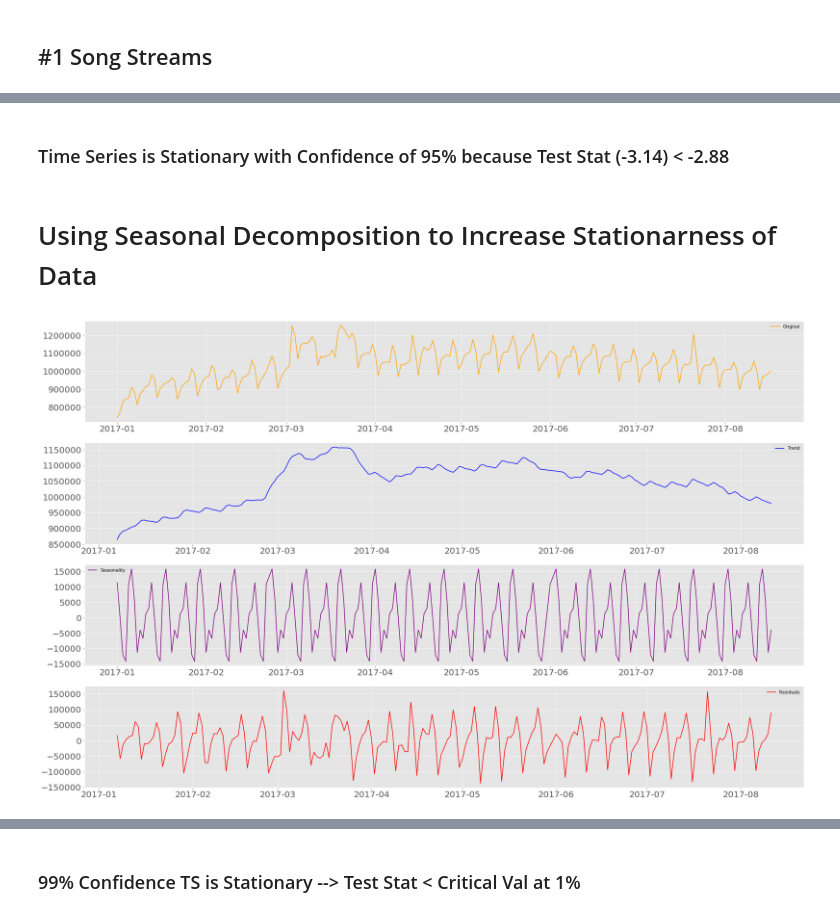
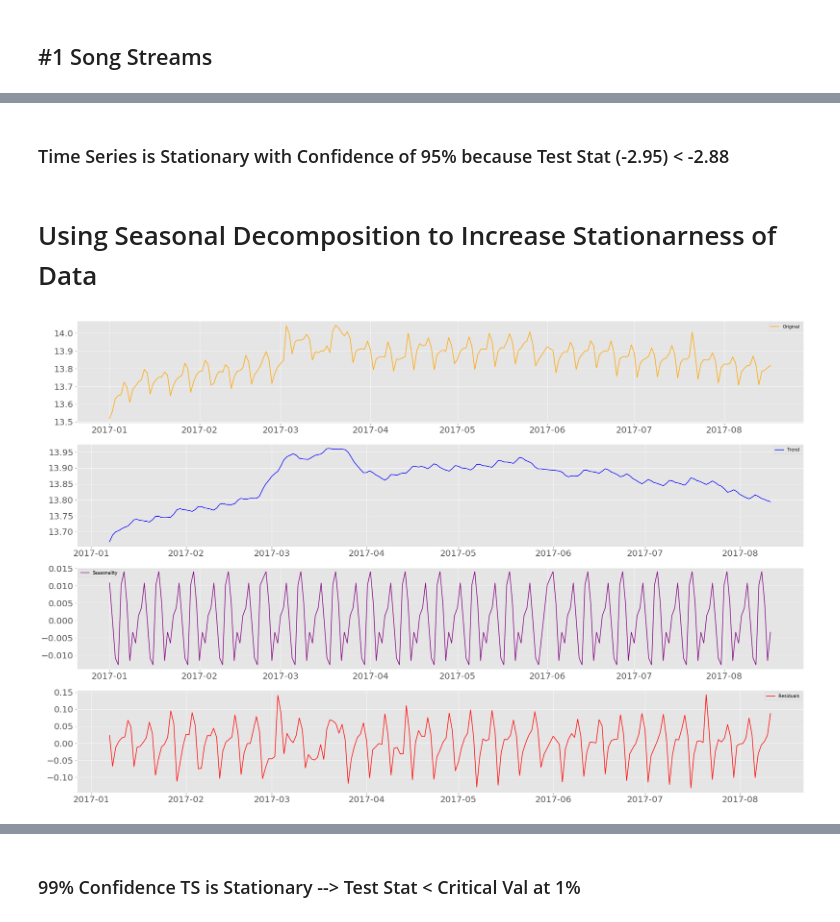
Before and after one commit to maxgrossenbacher/Forecasting_daily_spotify_streams, a Jupyter notebook: src/Spotify_Time_Series.ipynb, the cells around one changed output, grey strips where cells are left out. Drawn from its saved outputs; the diff is of its cells as text; code cells hidden in the pictures.

```diff
--- a/src/Spotify_Time_Series.ipynb
+++ b/src/Spotify_Time_Series.ipynb
@@ -297,0 +285,3 @@ dtype: float64
+# %%
+avg_streams_log = np.log(timeseries_data['avg_streams'])
+avg_streams_rolmean = test_stationarity(avg_streams_log)
@@ -390,5 +435,5 @@ dtype: float64
 # %% [markdown]
-### Time Series is Stationary with Confidence of 95% because Test Stat (-3.14) < -2.88
+### Time Series is Stationary with Confidence of 95% because Test Stat (-2.95) < -2.88
 # %% [markdown]
 # Using Seasonal Decomposition to Increase Stationarness of Data
 # %%
@@ -422,9 +467,9 @@ def seasonal_decomp(ts):
     bigger_fonts(ax4)
     return residual
 # %%
-avg_stream_residuals = seasonal_decomp(timeseries_data['avg_streams'])
+avg_stream_residuals = seasonal_decomp(avg_streams_log)
 # %% [output]
-[figure, old version]
+[figure, new version]
 # %%
 avg_stream_residuals.dropna(inplace=True)
 x = test_stationarity(avg_stream_residuals)
```
Also changed, not shown: parts of 23 cells of this notebook.
